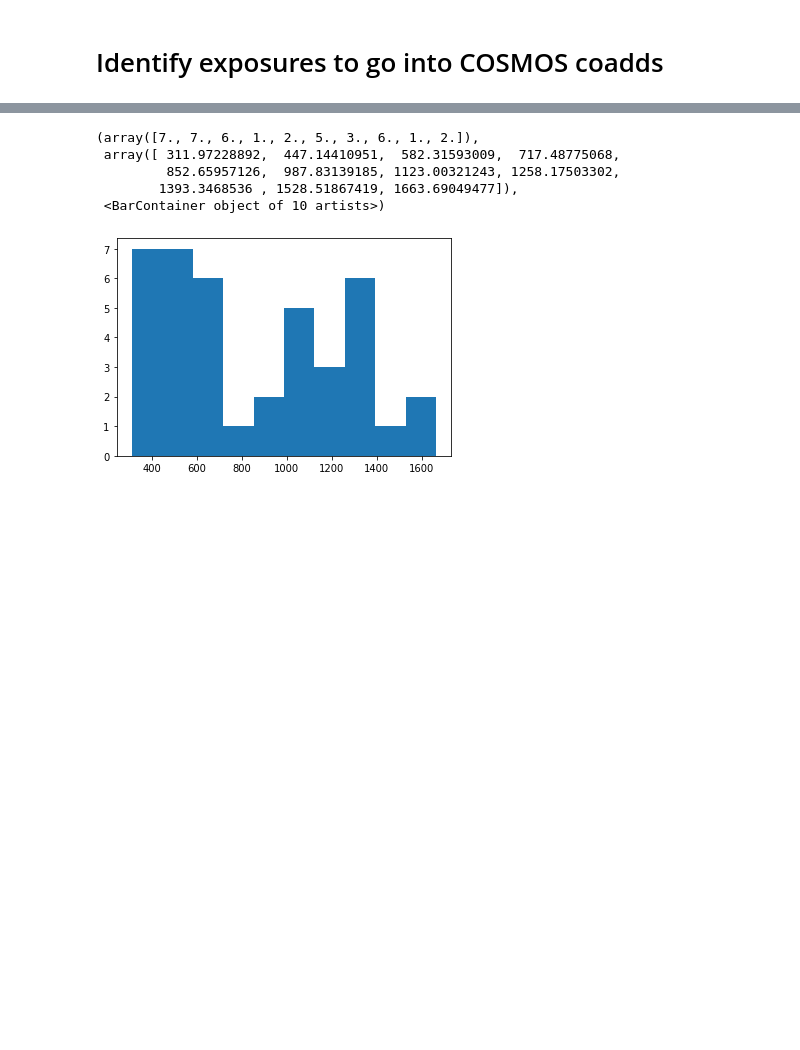
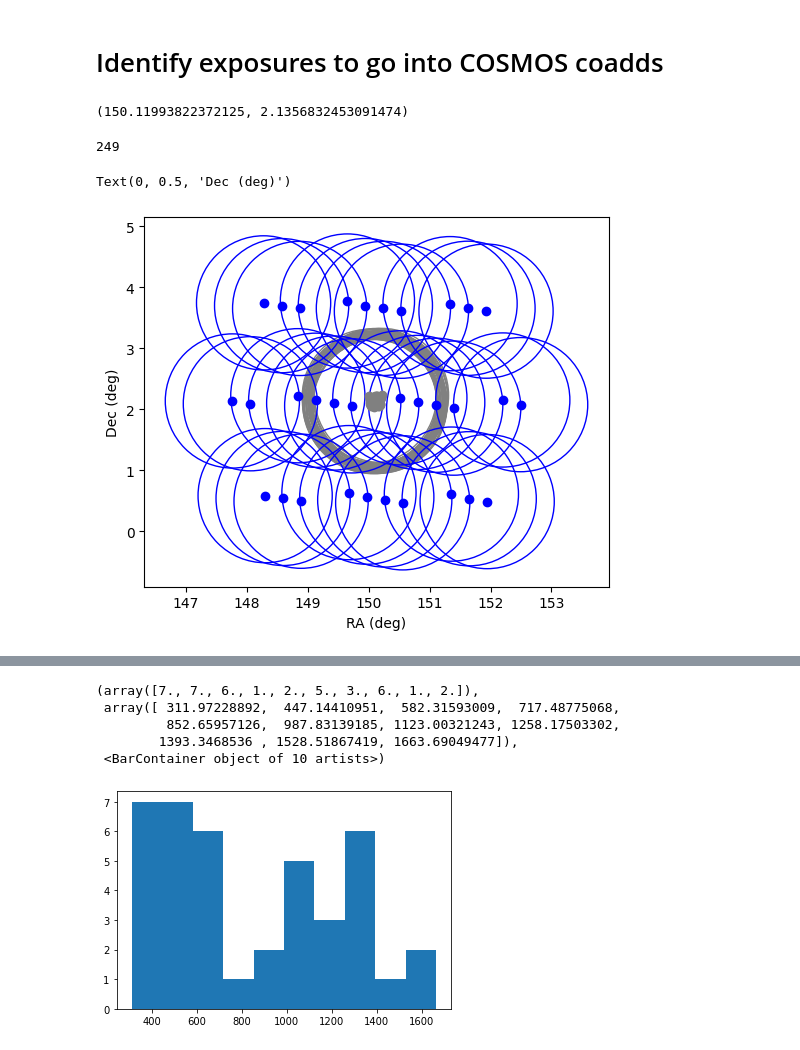
Before and after one commit to MerianSurvey/skipper, a Jupyter notebook: notebooks/Find_OIII_COSMOS_Stacks.ipynb, the cells around one changed output, grey strips where cells are left out. Saved outputs shown, nothing was run; the diff lists cells and outputs as text; code cells hidden in the pictures; blank space fills up the shorter version.

```diff
--- a/notebooks/Find_OIII_COSMOS_Stacks.ipynb
+++ b/notebooks/Find_OIII_COSMOS_Stacks.ipynb
@@ -21,0 +34,4 @@ relevant_columns = ['filename','exptime','expnum','mjd_obs','airmass','racenter'
+# %%
+ra_cosmos,dec_cosmos
+# %% [output]
+(150.11993822372125, 2.1356832453091474)
@@ -22,3 +41,53 @@ relevant_columns = ['filename','exptime','expnum','mjd_obs','airmass','racenter'
+# %%
+#####
+coo = coo_h
+in_cosmos = in_cosmos_h
+name = 'N708'
+#####
+
+cat_coords = coordinates.SkyCoord(coo.merian_sidecar['racenter'],
+                                  coo.merian_sidecar['deccenter'],
+                                  unit=('deg','deg') )
+
+rsep = cat_coords.separation(cosmos_center)
+
+# check that we got all of the COSMOS pointings
+assert np.in1d(in_cosmos.loc[in_cosmos].index ,
+        coo.merian_sidecar.loc[rsep < 1.5*u.deg, 'object'].index,
+        ).all()
+
+# now only take the wide pointings
+wide_cosmos = (rsep < 2.5*u.deg) & (~in_cosmos) & (coo.merian_sidecar['t_eff']>200.)
+
+ll =','.join([ str(x) for x in coo.merian_sidecar.loc[wide_cosmos, 'expnum'].values])
+ll = f"({ll})"
+open(f'../data/{name}_COSMOSwide.txt', 'w').write(ll)
+# %% [output]
+249
+# %%
+ax = plt.subplot(111)
+ax.set_aspect('equal')
+
+for name,row in coo.merian_sidecar.loc[in_cosmos].iterrows ():
+    circ = patches.Circle((row['racenter'], row['deccenter']), radius=1.1,
+                         facecolor='None', edgecolor='grey')
+    ax.add_patch(circ)
+
+for name,row in coo.merian_sidecar.loc[wide_cosmos].iterrows ():
+    circ = patches.Circle((row['racenter'], row['deccenter']), radius=1.1,
+                         facecolor='None', edgecolor='blue')
+    ax.add_patch(circ)
+
+
+plt.scatter ( coo.merian_sidecar.loc[in_cosmos, 'racenter'],
+              coo.merian_sidecar.loc[in_cosmos, 'deccenter'], color='grey')
+plt.scatter ( coo.merian_sidecar.loc[wide_cosmos, 'racenter'],
+              coo.merian_sidecar.loc[wide_cosmos, 'deccenter'], color='b')
+plt.xlabel("RA (deg)")
+plt.ylabel("Dec (deg)")
+# %% [output]
+Text(0, 0.5, 'Dec (deg)')
+[figure, added]
 # %%
 # \\ all COSMOS OIII pointings, except the t_eff < 300s exposure(s)
 oiii_cosmos = coo.merian_sidecar.loc[in_cosmos].query('t_eff>300.')
```
Also changed, not shown: parts of 8 cells of this notebook, 7 other files.
